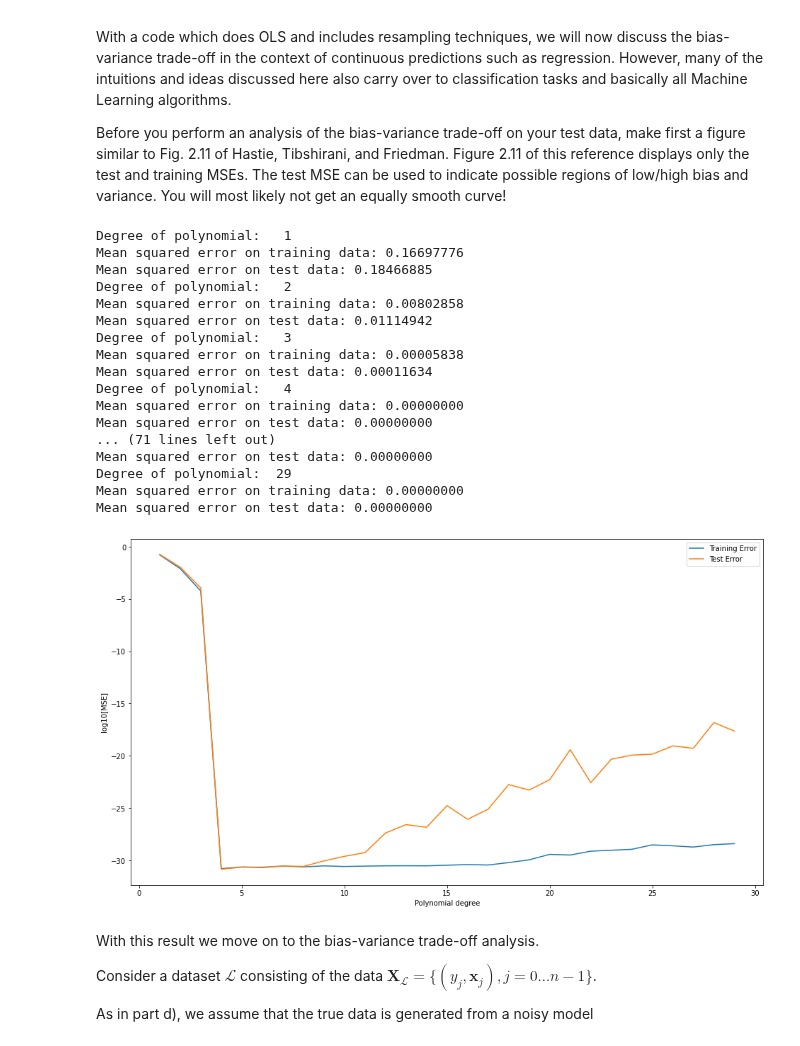
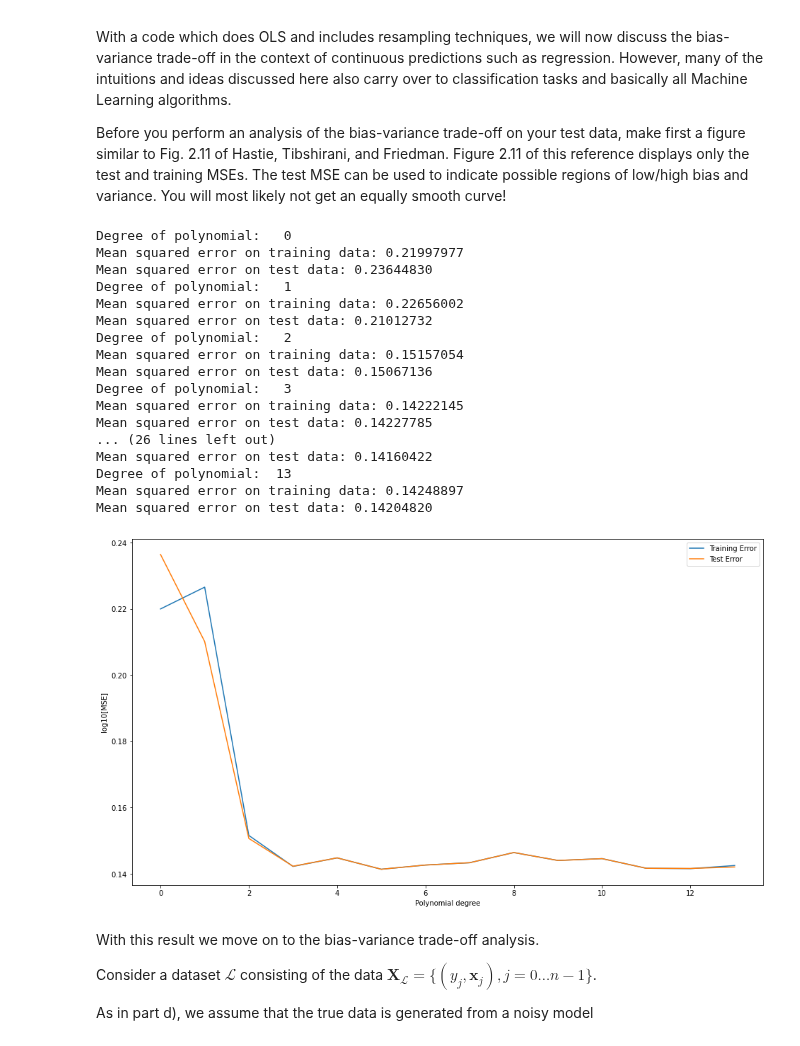
Before and after one commit to Sofriet/Project1data-ml, a Jupyter notebook: Project1.ipynb, the cells around one changed output. Cells and saved outputs as stored; diff of their text form; code cells hidden in the pictures.

```diff
--- a/Project1.ipynb
+++ b/Project1.ipynb
@@ -116,11 +116,17 @@ from random import random, seed
 fig = plt.figure()
 ax = fig.gca(projection='3d')
 
+np.random.seed(1509)
+
+points = 40
+x = np.random.uniform(size = points)
+y = np.random.uniform(size = points)
+
 # Make data.
-x = np.arange(0, 1, 0.05)
-y = np.arange(0, 1, 0.05)
+# x =
+# y =
 
-x_grid, y_grid = np.meshgrid(x,y)
+x_grid, y_grid = np.meshgrid(np.arange(0, 1, 0.01),np.arange(0, 1, 0.01))
 # Grid and MSE uses different dimensions (2D matrices and vectors respectively)
 # We seperated them in different variable to not fuck up the dimensions
 
@@ -562,9 +575,9 @@ Friedman. Figure 2.11 of this reference displays only the test and training MSEs
 indicate possible regions of low/high bias and variance. You will most likely not get an
 equally smooth curve!
 # %%
-np.random.seed(4242)
+np.random.seed(1111)
 
-Maxpolydegree = 30
+Maxpolydegree = 14
 X = np.zeros((len(x),Maxpolydegree))
 X[:,0] = 1.0
 testerror = np.zeros(Maxpolydegree)
@@ -572,56 +585,58 @@ trainingerror = np.zeros(Maxpolydegree)
 polynomial = np.zeros(Maxpolydegree)
 
 trials = 100
-for polydegree in range(1, Maxpolydegree):
+for polydegree in range(0, Maxpolydegree):
     polynomial[polydegree] = polydegree
     for degree in range(polydegree):
         X[:,degree] = z**(degree/3.0)
 
 # loop over trials in order to estimate the expectation value of the MSE
     testerror[polydegree] = 0.0
     trainingerror[polydegree] = 0.0
     for samples in range(trials):
         x_train, x_test, y_train, y_test = train_test_split(X, z, test_size=0.2)
-        #x_train_scaled = scaler.transform(x_train)
-        #x_test_scaled = scaler.transform(x_test)
-        model = LinearRegression(fit_intercept=False).fit(x_train, y_train)
-        ypred = model.predict(x_train)
-        ytilde = model.predict(x_test)
+        scaler = StandardScaler()
+        scaler.fit(x_train)
+        x_train_scaled = scaler.transform(x_train)
+        x_test_scaled = scaler.transform(x_test)
+        model = LinearRegression(fit_intercept=False).fit(x_train_scaled, y_train)
+        ypred = model.predict(x_train_scaled)
+        ytilde = model.predict(x_test_scaled)
         testerror[polydegree] += mean_squared_error(y_test, ytilde)
         trainingerror[polydegree] += mean_squared_error(y_train, ypred)
 
     testerror[polydegree] /= trials
     trainingerror[polydegree] /= trials
     print("Degree of polynomial: %3d"% polynomial[polydegree])
     print("Mean squared error on training data: %.8f" % trainingerror[polydegree])
     print("Mean squared error on test data: %.8f" % testerror[polydegree])
 
 plt.figure(figsize=(16,9))
-plt.plot(polynomial, np.log10(trainingerror), label='Training Error')
-plt.plot(polynomial, np.log10(testerror), label='Test Error')
+plt.plot(polynomial, trainingerror, label='Training Error')
+plt.plot(polynomial, testerror, label='Test Error')
 plt.xlabel('Polynomial degree')
 plt.ylabel('log10[MSE]')
 plt.legend()
 plt.show()
 # %% [output]
+Degree of polynomial:   0
+Mean squared error on training data: 0.21997977
+Mean squared error on test data: 0.23644830
 Degree of polynomial:   1
-Mean squared error on training data: 0.16697776
-Mean squared error on test data: 0.18466885
+Mean squared error on training data: 0.22656002
+Mean squared error on test data: 0.21012732
 Degree of polynomial:   2
-Mean squared error on training data: 0.00802858
-Mean squared error on test data: 0.01114942
+Mean squared error on training data: 0.15157054
+Mean squared error on test data: 0.15067136
 Degree of polynomial:   3
-Mean squared error on training data: 0.00005838
-Mean squared error on test data: 0.00011634
-Degree of polynomial:   4
-Mean squared error on training data: 0.00000000
-Mean squared error on test data: 0.00000000
-... (71 lines left out)
-Mean squared error on test data: 0.00000000
-Degree of polynomial:  29
-Mean squared error on training data: 0.00000000
-Mean squared error on test data: 0.00000000
+Mean squared error on training data: 0.14222145
+Mean squared error on test data: 0.14227785
+... (26 lines left out)
+Mean squared error on test data: 0.14160422
+Degree of polynomial:  13
+Mean squared error on training data: 0.14248897
+Mean squared error on test data: 0.14204820
-[figure, old version]
+[figure, new version]
 # %% [markdown]
 With this result we move on to the bias-variance trade-off analysis.
 
```
Also changed, not shown: parts of 8 cells of this notebook.
